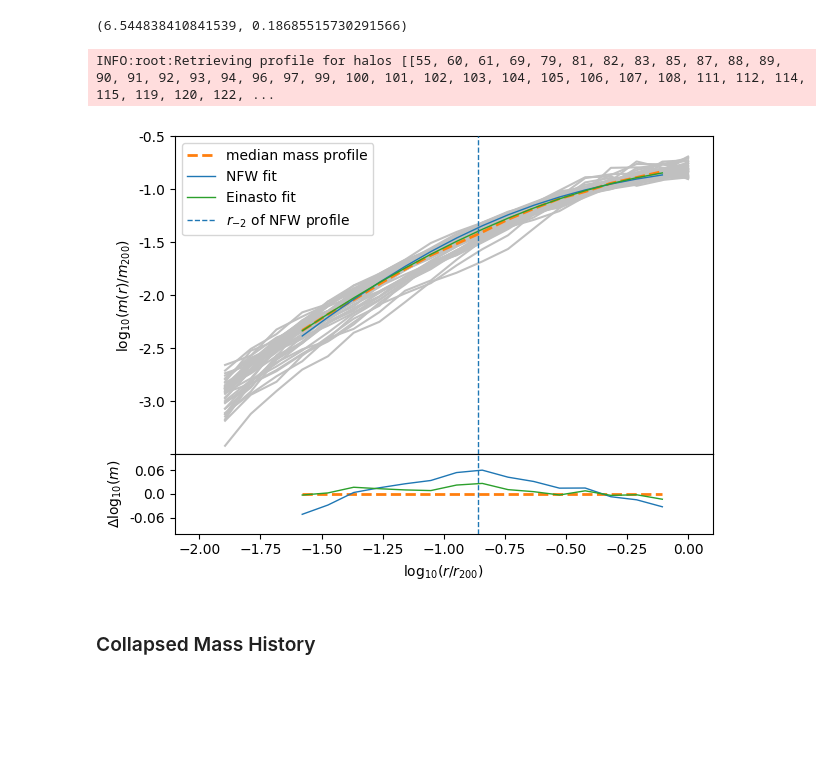
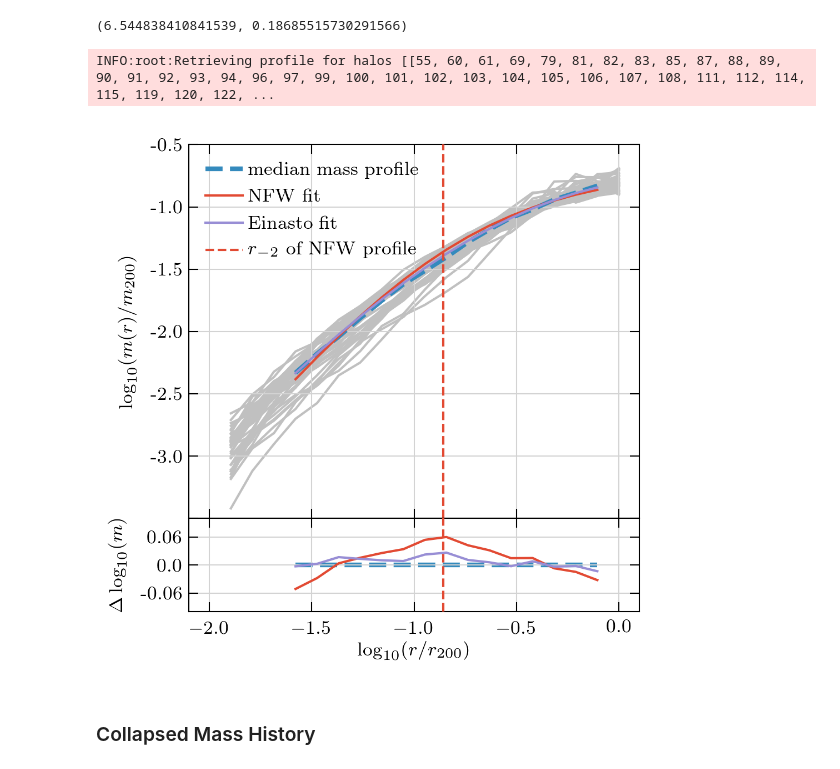
Before and after one commit to oleskiewicz/hbtp, a Jupyter notebook: halo.ipynb, the cells around one changed output. Drawn from its saved outputs; the diff is of its cells as text; code cells hidden in the pictures; blank space fills up the shorter version.

```diff
--- a/halo.ipynb
+++ b/halo.ipynb
@@ -15,7 +15,7 @@ from src.prof import HBTProfileReader
 from src.cmh import HBTHistoryReader
 from src import read
 # %%
-# plt.style.use('paper')
+plt.style.use('paper')
 # %% [markdown]
 ### Analysis parameters
 # %%
@@ -165,28 +165,28 @@ def halo_profiles(r, ids, prof):
     if prof == "nfw":
 
         def f(x, c):
-            return np.log10(nfw.m(np.power(10.0, x), c))
+            return np.log10(cosmology.nfw.m(np.power(10.0, x), c))
 
         fit = curve_fit(
             f, x[idx], np.log10(np.median(np.cumsum(ps, axis=1), axis=0))[idx]
         )
         c = fit[0][0]
 
-        rho_s = np.log10(nfw.rho_enc(1.0 / c, c))
+        rho_s = np.log10(cosmology.nfw.rho_enc(1.0 / c, c))
 
         return np.log10(ps), x, np.log10(np.median(ps, axis=0)), idx, rho_s, c
 
     elif prof == "einasto":
 
         def f(x, c, a):
-            return np.log10(einasto.m(np.power(10.0, x), c, a))
+            return np.log10(cosmology.einasto.m(np.power(10.0, x), c, a))
 
         fit = curve_fit(
             f, x[idx], np.log10(np.median(np.cumsum(ps, axis=1), axis=0))[idx]
         )
         c, a = fit[0][0], fit[0][1]
 
-        rho_s = np.log10(einasto.rho_enc(1.0 / c, c, a))
+        rho_s = np.log10(cosmology.einasto.rho_enc(1.0 / c, c, a))
 
         return np.log10(ps), x, np.log10(np.median(ps, axis=0)), idx, rho_s, c, a
 
@@ -297,39 +297,39 @@ ax_res.set_yticklabels([-0.06, 0.0, 0.06])
 
 if prof == 'nfw':
     ps, x, p, idx, rho_s, c = halo_profiles(prof_reader, list(hs['HaloId']), prof)
 elif prof == 'einasto':
     ps, x, p, idx, rho_s, c, a = halo_profiles(prof_reader, list(hs['HaloId']), prof)
 else:
     raise ValueError("Profile must be either 'nfw' or 'einasto'")
 
 for _p in ps:
     ax.plot(x[1:], _p[1:], color='silver', zorder=0)
 #     ax_res.plot(x[1:], (_p - p)[1:], color='silver', zorder=0)
 
 ax.plot(x[idx], p[idx], color='C1', linestyle='--', linewidth=2, zorder=2, label='median mass profile')
 ax_res.plot(x[idx], np.zeros_like(p[idx]), color='C1', linestyle='--', linewidth=2, zorder=1)
 
-ax.plot(x[idx], np.log10(nfw.m_diff(np.power(10.,x), c)[idx]),
+ax.plot(x[idx], np.log10(cosmology.nfw.m_diff(np.power(10.,x), c)[idx]),
     color='C0', linestyle='-', linewidth=1, zorder=3, label='NFW fit')
-ax_res.plot(x[idx], np.log10(nfw.m_diff(np.power(10.,x), c)[idx]) - p[idx],
+ax_res.plot(x[idx], np.log10(cosmology.nfw.m_diff(np.power(10.,x), c)[idx]) - p[idx],
     color='C0', linestyle='-', linewidth=1, zorder=3)
 
-ax.plot(x[idx], np.log10(einasto.m_diff(np.power(10.,x), 6.952734560253492, 0.172666949034731)[idx]),
+ax.plot(x[idx], np.log10(cosmology.einasto.m_diff(np.power(10.,x), 6.952734560253492, 0.172666949034731)[idx]),
     color='C2', linestyle='-', linewidth=1, zorder=3, label='Einasto fit')
-ax_res.plot(x[idx], np.log10(einasto.m_diff(np.power(10.,x), 6.952734560253492, 0.172666949034731)[idx]) - p[idx],
+ax_res.plot(x[idx], np.log10(cosmology.einasto.m_diff(np.power(10.,x), 6.952734560253492, 0.172666949034731)[idx]) - p[idx],
     color='C2', linestyle='-', linewidth=1, zorder=3)
 
 ax.axvline(np.log10(1.0/c), color='C0', linestyle='--', zorder=4, linewidth=1, label='$r_{-2}$ of NFW profile')
 ax_res.axvline(np.log10(1.0/c), color='C0', linestyle='--', zorder=4, linewidth=1)
 
 ax.legend(loc='upper left')
 
 fig.tight_layout()
 
-# fig.savefig("./plots/prof.pdf")
+# fig.savefig("./plots/prof_gr.pdf")
 # %% [output]
 INFO:root:Retrieving profile for halos [[55, 60, 61, 69, 79, 81, 82, 83, 85, 87, 88, 89, 90, 91, 92, 93, 94, 96, 97, 99, 100, 101, 102, 103, 104, 105, 106, 107, 108, 111, 112, 114, 115, 119, 120, 122, ...
-[figure, old version]
+[figure, new version]
 # %% [markdown]
 ### Collapsed Mass History
 # %%
```
Also changed, not shown: parts of 10 cells of this notebook, 1 other file.
